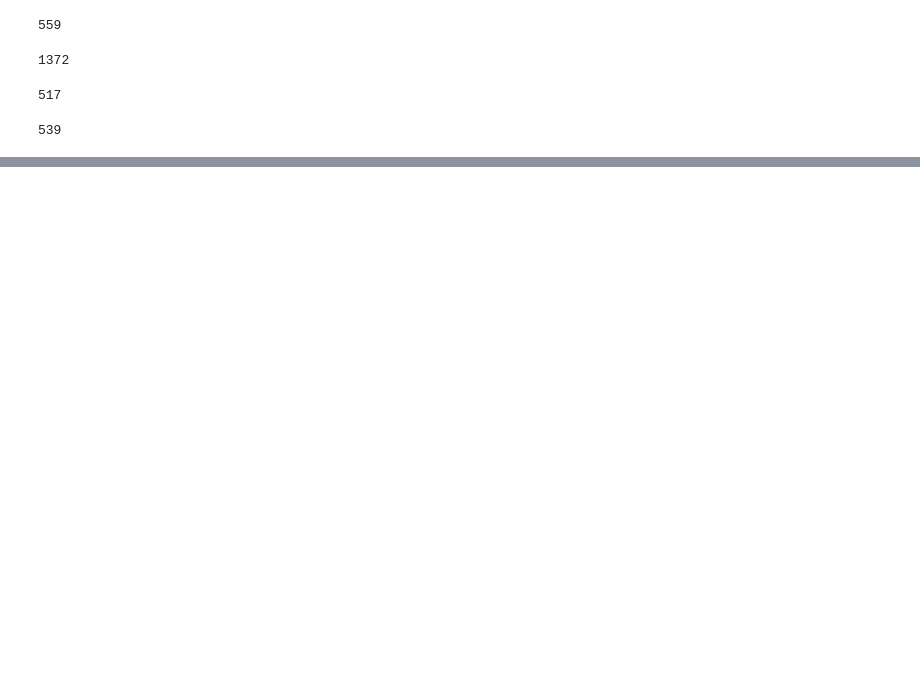
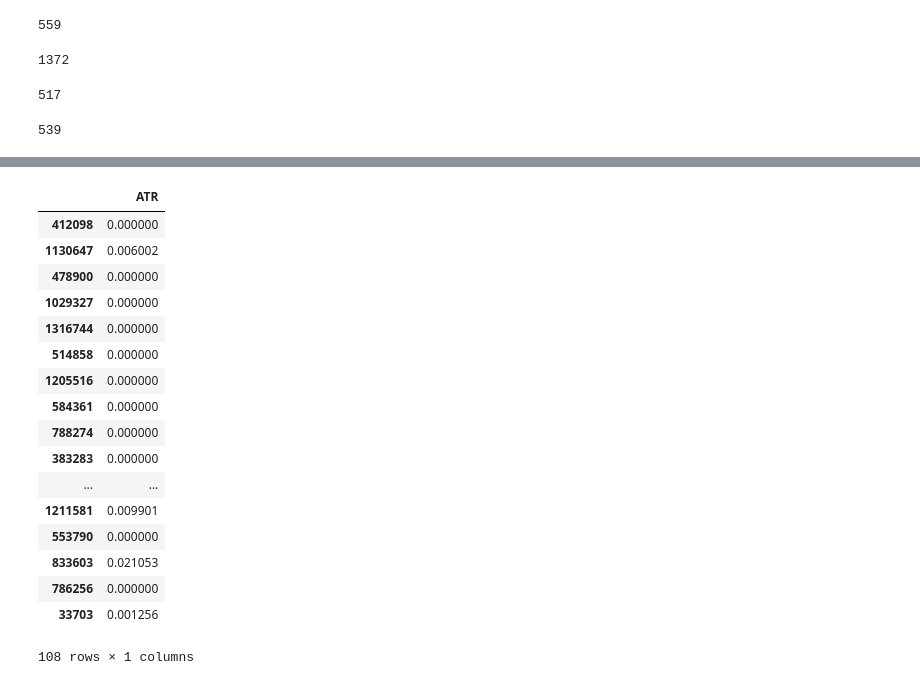
Before and after one commit to hemanthpratury/Walmart--Search-Optimization-and-recommendations, a Jupyter notebook: 256 Project Data Preprocessing.ipynb, the cells around one changed output, grey strips where cells are left out. Drawn from its saved outputs; the diff is of its cells as text; code cells hidden in the pictures; blank space fills up the shorter version.

```diff
--- a/256 Project Data Preprocessing.ipynb
+++ b/256 Project Data Preprocessing.ipynb
@@ -169,0 +227,21 @@ row_counts['storage']
+# %%
+y_test
+# %% [output]
+|  | ATR |
+| 412098 | 0.000000 |
+| 1130647 | 0.006002 |
+| 478900 | 0.000000 |
+| 1029327 | 0.000000 |
+| 1316744 | 0.000000 |
+| 514858 | 0.000000 |
+| 1205516 | 0.000000 |
+| 584361 | 0.000000 |
+| 788274 | 0.000000 |
+| 383283 | 0.000000 |
+| ... | ... |
+| 1211581 | 0.009901 |
+| 553790 | 0.000000 |
+| 833603 | 0.021053 |
+| 786256 | 0.000000 |
+| 33703 | 0.001256 |
+108 rows × 1 columns
```
Also changed, not shown: parts of 10 cells of this notebook, 1 other file.
